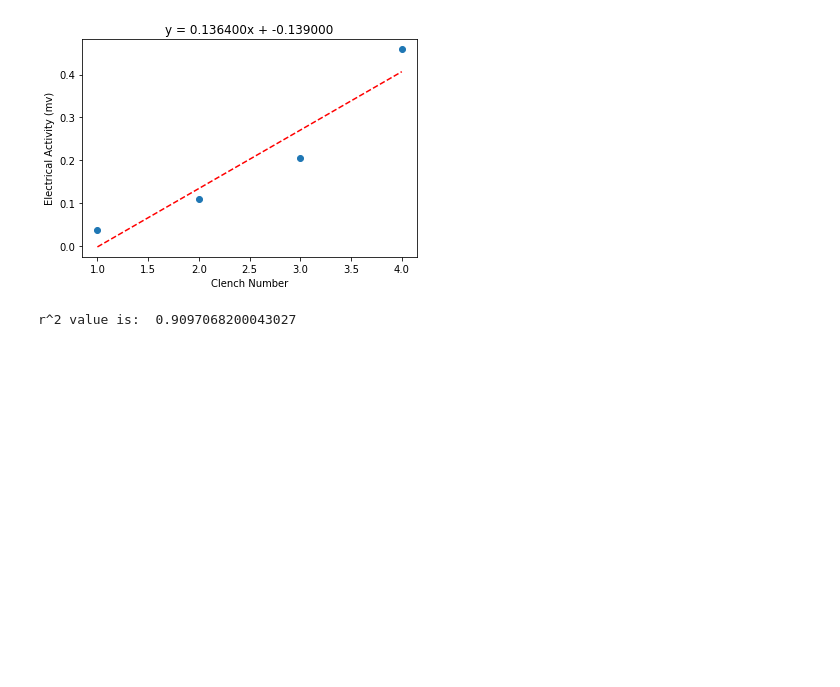
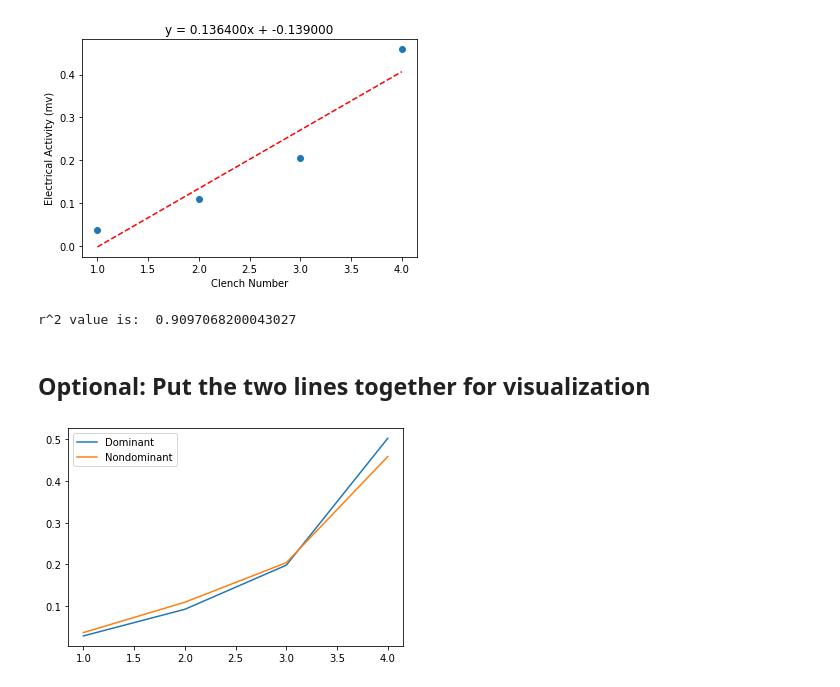
Before and after one commit to ProfOak7/Tutorials, a Jupyter notebook: xygraph.ipynb, the cells around one changed output. Saved outputs shown, nothing was run; the diff lists cells and outputs as text; code cells hidden in the pictures; blank space fills up the shorter version.

```diff
--- a/xygraph.ipynb
+++ b/xygraph.ipynb
@@ -129,3 +129,16 @@ print("r^2 value is: ", r_squared)
 # %% [output]
 [figure]
 r^2 value is:  0.9097068200043027
+# %% [markdown]
+## Optional: Put the two lines together for visualization
+# %%
+x = [1, 2, 3, 4]  # x axis values
+y1 = [.028,.092,.198,.503] # corresponding y axis DOMINANT values
+y2 = [.036,.109,.204,.459] # corresponding y axis DOMINANT values
+# %%
+plt.plot(x, y1, label = "Dominant" )
+plt.plot(x, y2, label = "Nondominant" )
+plt.legend()
+plt.show()
+# %% [output]
+[figure, added]
```
